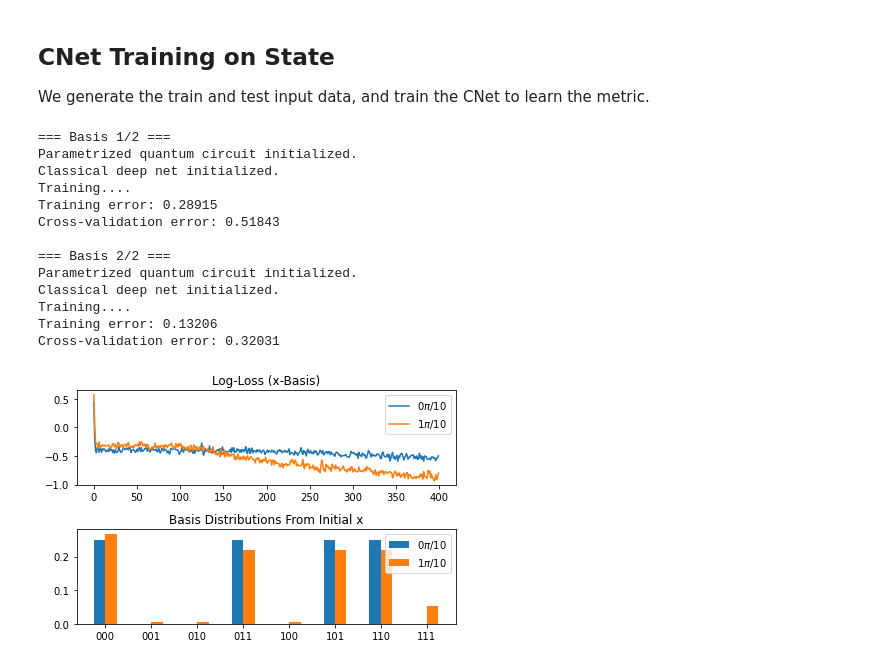
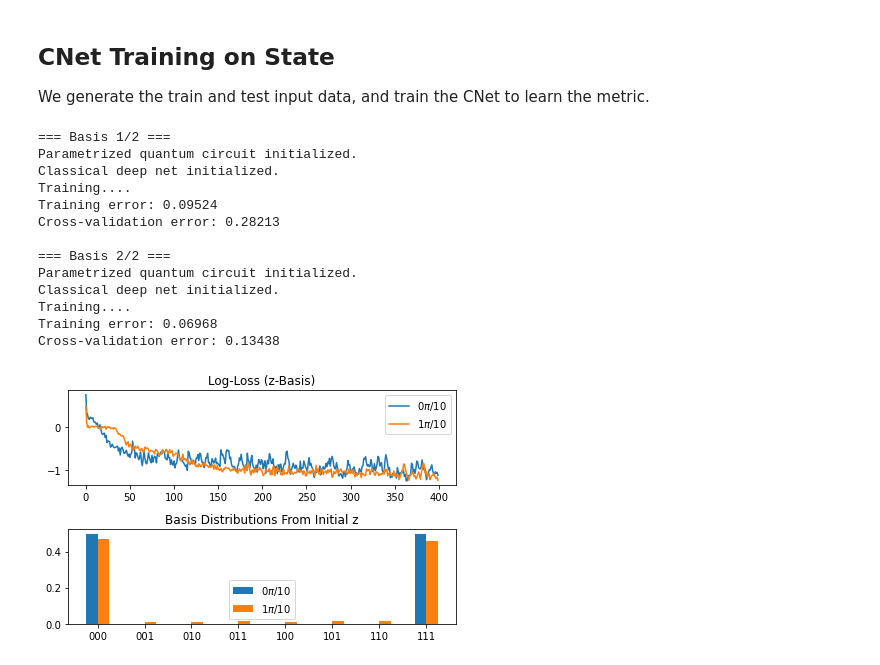
Before and after one commit to jz-lu/symmetry-learning, a Jupyter notebook: CNet_unit_test.ipynb, the cells around one changed output. Cells and saved outputs as stored; diff of their text form; code cells hidden in the pictures.

```diff
--- a/CNet_unit_test.ipynb
+++ b/CNet_unit_test.ipynb
@@ -88,7 +90,7 @@ Potential architectures:
 We generate the train and test input data, and train the CNet to learn the metric.
 # %%
 # Train one with a rotation of 0, one with Pi/10
-X_BASIS = True
+X_BASIS = False
 num_bases = 2
 basis_p = t.zeros(state.num_qubits, 3) # z-basis
 if X_BASIS:
@@ -101,35 +103,35 @@ for i in range(num_bases):
     losses = net.train(train_data, nepoch=4000, eta=1e-2, print_log=True)
 
     ax1.plot(np.arange(len(losses)), np.log10(losses), label=fr'{i}$\pi/10$')
 
     dist_i = BasisTransformer([state], basis_p).updated_dist()[0]
     bar = ax2.bar(np.arange(2**state.num_qubits) + 0.25*i - 0.125, dist_i, width=0.25)
     bar.set_label(fr"${i}\pi/10$")
     print("Training error: %2.5f"%np.mean(losses[-10:-1]))
 
     cv_err = net.test(test_data)
     print("Cross-validation error: %2.5f\n"%cv_err)
 
     basis_p[:,0] += pi/10 * t.ones(3) # change the basis param for next iteration of loop
 ax1.legend(); ax2.legend()
 ax2.set_xticks(np.arange(2**state.num_qubits))
 ax2.set_xticklabels(qubit_expansion(state.num_qubits))
 ax1.set_title(f'Log-Loss ({"x" if X_BASIS else "z"}-Basis)')
 ax2.set_title(f'Basis Distributions From Initial {"x" if X_BASIS else "z"}')
 fig.tight_layout()
 plt.show()
 # %% [output]
 === Basis 1/2 ===
 Parametrized quantum circuit initialized.
 Classical deep net initialized.
 Training....
-Training error: 0.28915
-Cross-validation error: 0.51843
+Training error: 0.09524
+Cross-validation error: 0.28213
 
 === Basis 2/2 ===
 Parametrized quantum circuit initialized.
 Classical deep net initialized.
 Training....
-Training error: 0.13206
-Cross-validation error: 0.32031
+Training error: 0.06968
+Cross-validation error: 0.13438
-[figure, old version]
+[figure, new version]
```
Also changed, not shown: parts of 1 cell of this notebook, 5 other files.
